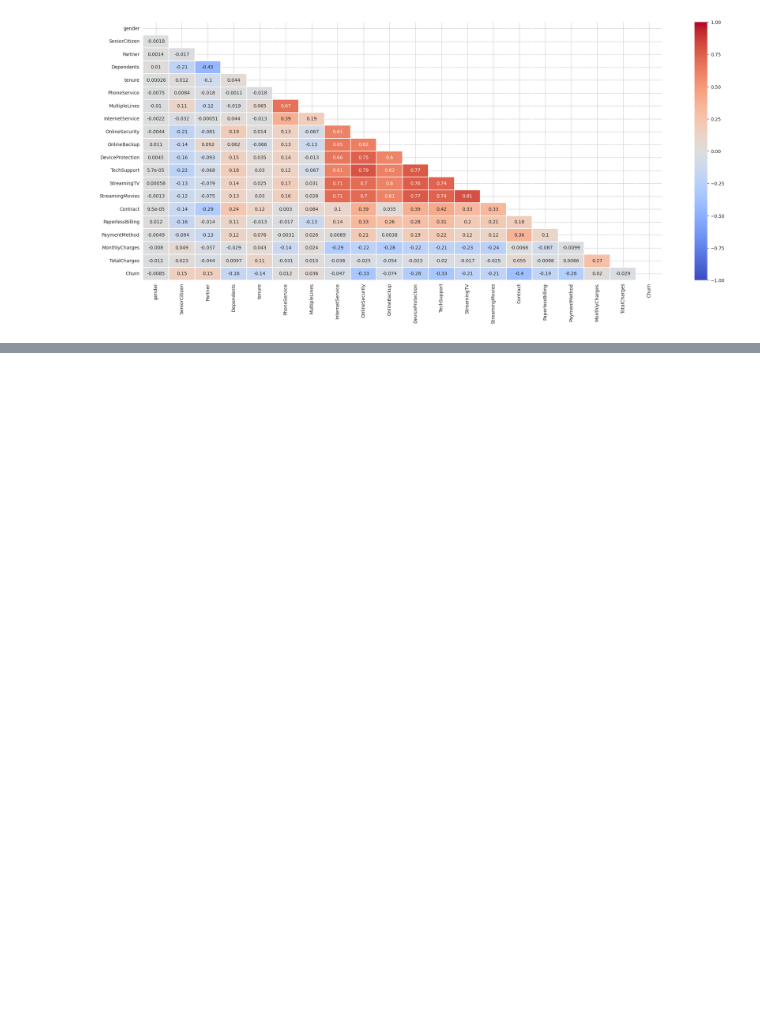
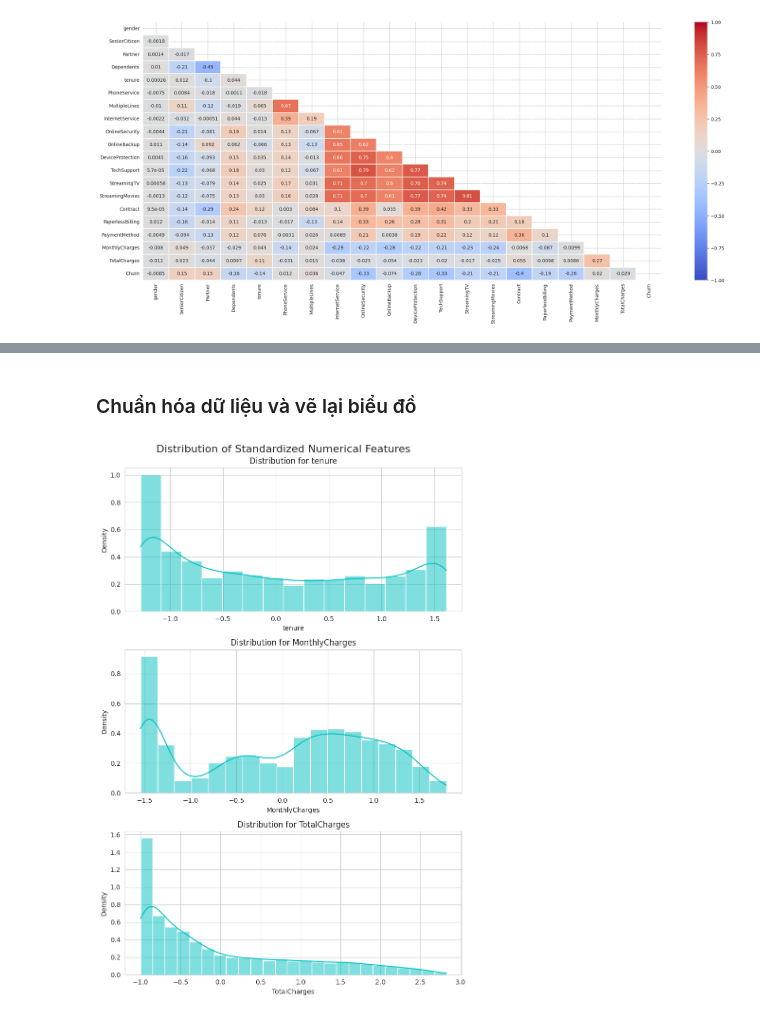
Before and after one commit to devdoan/devdoan, a Jupyter notebook: Untitled3.ipynb, the cells around one changed output, grey strips where cells are left out. Drawn from its saved outputs; the diff is of its cells as text; code cells hidden in the pictures; blank space fills up the shorter version.

```diff
--- a/Untitled3.ipynb
+++ b/Untitled3.ipynb
@@ -764,0 +841,32 @@ ax = sns.heatmap(corr, mask=mask, xticklabels=corr.columns, yticklabels=corr.col
+# %% [markdown]
+### Chuẩn hóa dữ liệu và vẽ lại biểu đồ
+# %%
+from sklearn.preprocessing import StandardScaler
+import pandas as pd
+import matplotlib.pyplot as plt
+import seaborn as sns
+
+numerical_cols = ['tenure', 'MonthlyCharges', 'TotalCharges']
+
+# Chuẩn hóa dữ liệu
+df_std = pd.DataFrame(StandardScaler().fit_transform(df[numerical_cols].astype('float64')),
+                      columns=numerical_cols)
+
+# 1. Tạo một figure lớn chứa 3 hàng, 1 cột cho các biểu đồ con
+fig, axes = plt.subplots(nrows=3, ncols=1, figsize=(8, 12))
+
+# Đặt tiêu đề chung
+fig.suptitle('Distribution of Standardized Numerical Features', fontsize=16)
+
+# 2. Dùng vòng lặp để vẽ lần lượt vào từng subplot (axes)
+for i, feat in enumerate(numerical_cols):
+    sns.histplot(data=df_std, x=feat, color='c', kde=True, stat='density', ax=axes[i])
+    axes[i].set_title("Distribution for {}".format(feat))
+
+# 3. Tự động điều chỉnh khoảng cách cho đẹp mắt
+plt.tight_layout()
+
+# 4. Hiển thị toàn bộ figure MỘT LẦN DUY NHẤT
+plt.show()
+# %% [output]
+[figure, added]
```
Also changed, not shown: parts of 9 cells of this notebook.
